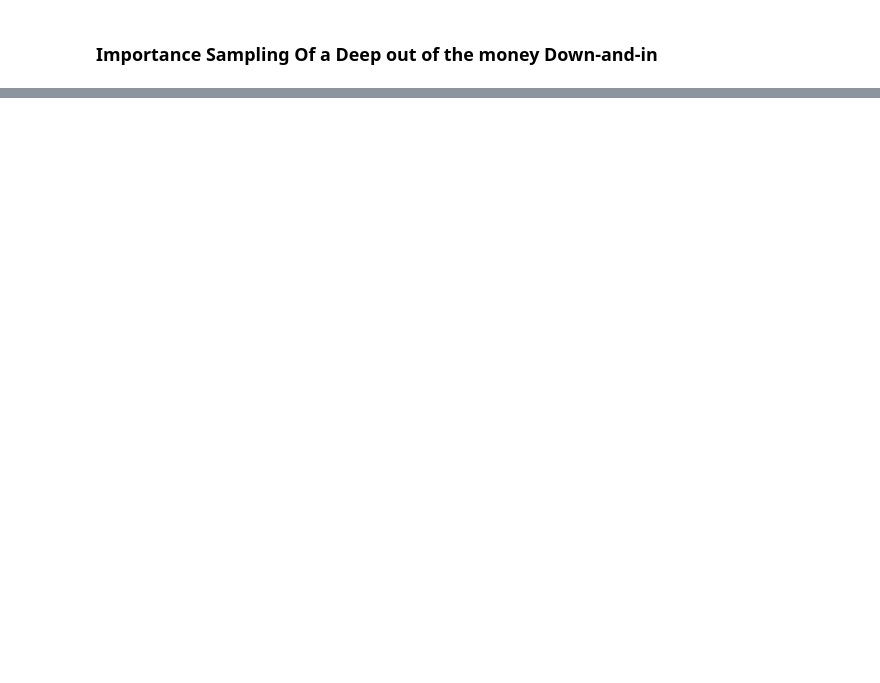
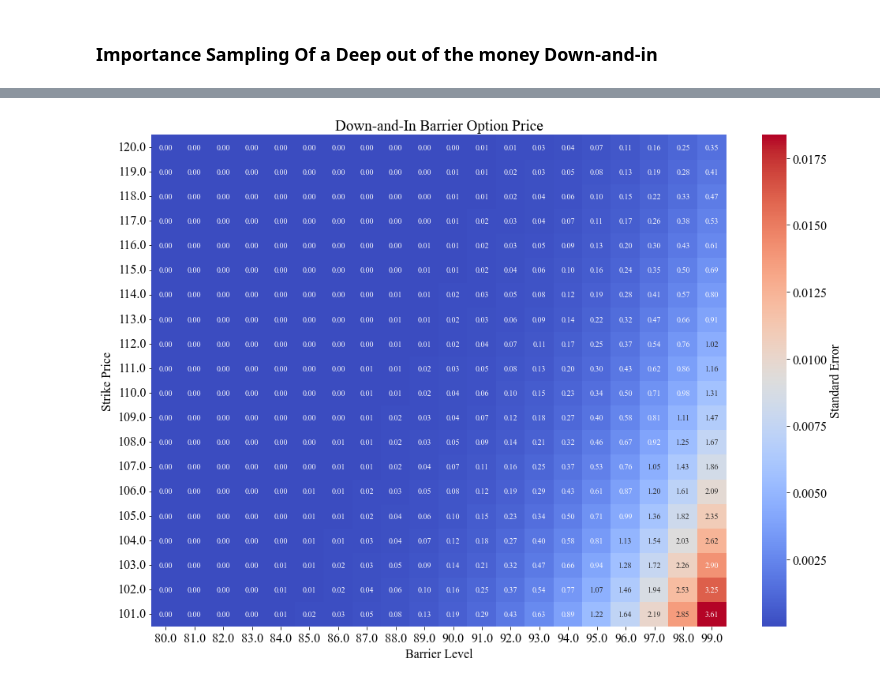
Before and after one commit to GianiRanzetti/Barrier-Options, a Jupyter notebook: MonteCarloPricer.ipynb, the cells around one changed output, grey strips where cells are left out. Cells and saved outputs as stored; diff of their text form; code cells hidden in the pictures; blank space fills up the shorter version.

```diff
--- a/MonteCarloPricer.ipynb
+++ b/MonteCarloPricer.ipynb
@@ -1071,34 +1079,36 @@ stderrors = np.zeros((len(Ks), len(Hs)))
 
 # Monte Carlo simulation for each combination of K and H
 for i, K in enumerate(Ks):
     for j, H in enumerate(Hs):
         option_pricer = ImportanceSamplingBarrierOptionPricer(S0=100, K=K, H=H, T=0.2, r=0.1, sigma=0.3, q=0, simulations=100000, steps=50)
-        price = option_pricer.DICallprice(Graph=False)
+        price = option_pricer.DI_Call_Price(Graph=False)
         prices[i, j] = round(price[0], 2)  # Round price to nearest cent
         stderrors[i, j] = price[1]  # Round standard error to nearest cent
 
 # Create a heatmap for the prices
 plt.figure(figsize=(14, 10))
 sns.heatmap(
     stderrors,  # Use standard errors for shading
     xticklabels=np.round(Hs),  # Format barrier levels
     yticklabels=np.round(Ks),  # Format strike prices
     annot=prices,  # Annotate the heatmap with prices
     fmt='.2f',  # Format the annotations
     cmap='coolwarm',  # Color map for shading
     annot_kws={'size': 10},  # Annotation styling
     cbar_kws={'label': 'Standard Error'},  # Label for the color bar
 )
 plt.xlabel('Barrier Level')
 plt.ylabel('Strike Price')
 plt.title('Down-and-In Barrier Option Price')
 
 # Invert the y-axis
 plt.gca().invert_yaxis()
 
 # Display the heatmap
 plt.tight_layout()  # Ensure everything fits within the figure
 plt.show()
+# %% [output]
+[figure, added]
 # %%
 option_pricer = ImportanceSamplingBarrierOptionPricer(S0=100, K=102, H=92, T=0.2, r=0.1, sigma=0.3, q=0, simulations=1000000, steps=50)
 IS_DI_price = option_pricer.DI_Call_Price(Graph=False)
```
Also changed, not shown: parts of 12 cells of this notebook.
